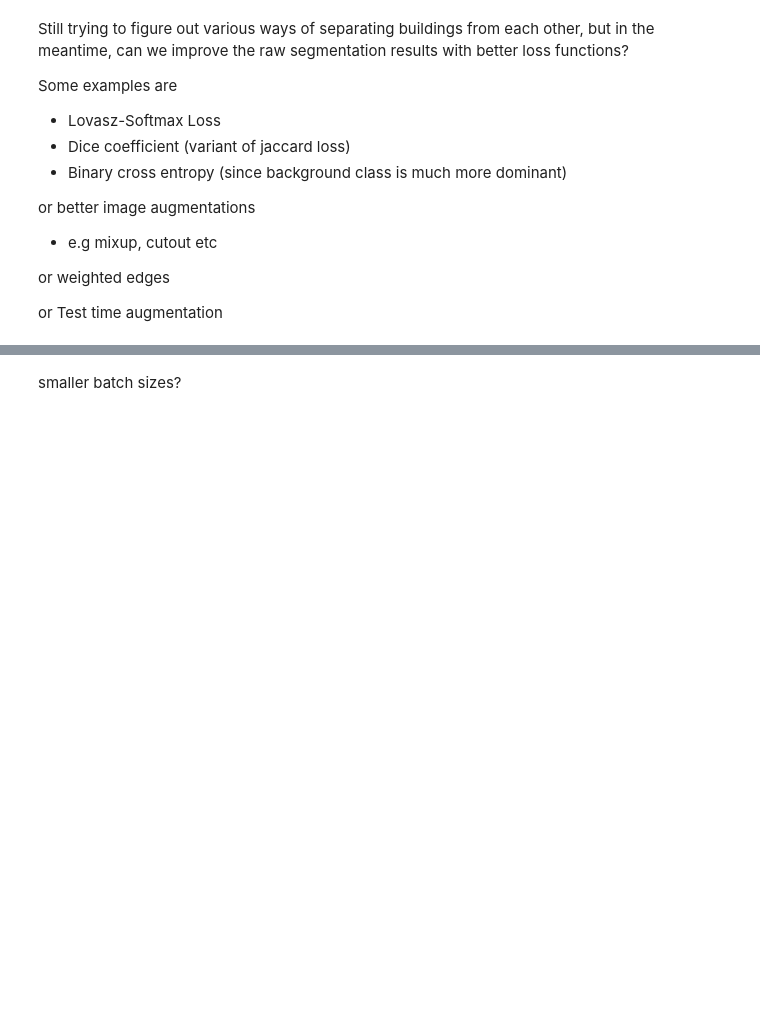
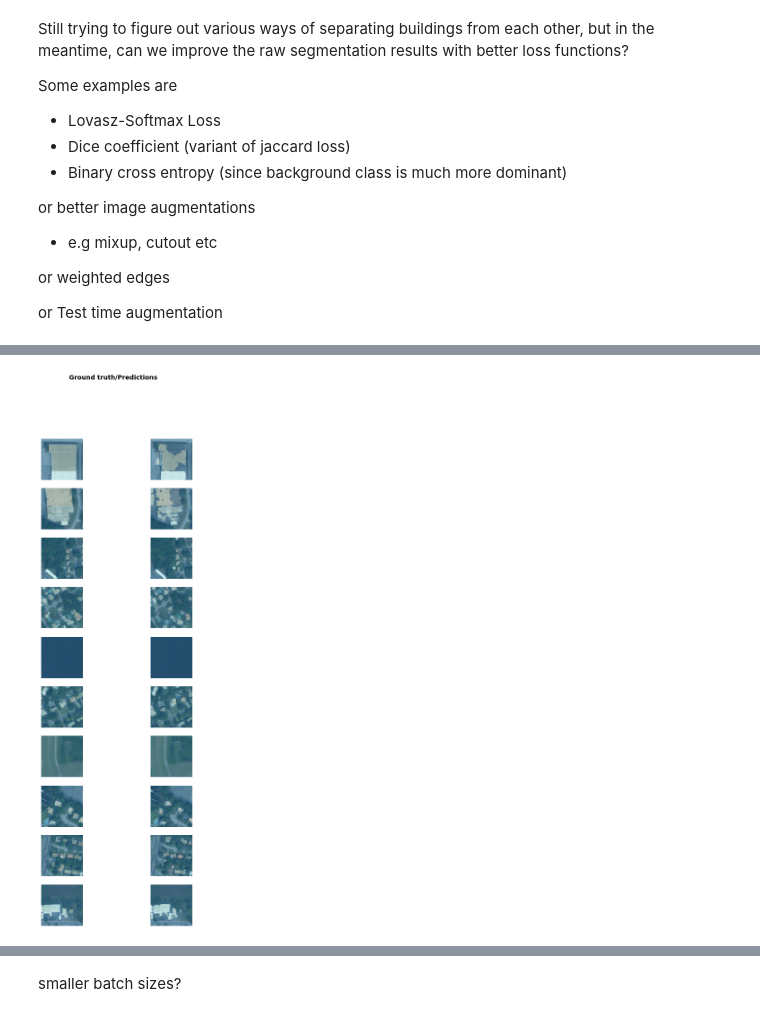
Before and after one commit to wwymak/spacenet-buildings, a Jupyter notebook: improving semantic segmentation.ipynb, the cells around one changed output, grey strips where cells are left out. Saved outputs shown, nothing was run; the diff lists cells and outputs as text; code cells hidden in the pictures; blank space fills up the shorter version.

```diff
--- a/improving semantic segmentation.ipynb
+++ b/improving semantic segmentation.ipynb
@@ -208,0 +231,4 @@ learn.fit_one_cycle(10, slice(lr), pct_start=0.8)
+# %%
+learn.show_results(rows=10, figsize=(8,20))
+# %% [output]
+[figure, added]
```
Also changed, not shown: parts of 26 cells of this notebook.
